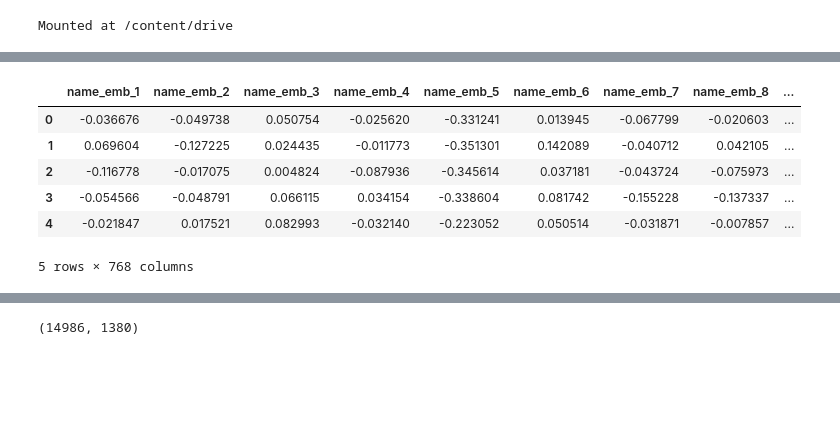
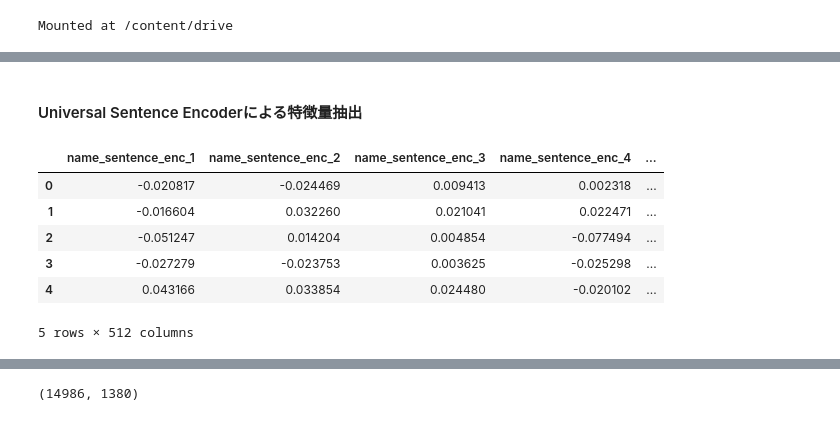
Before and after one commit to Shohei-Kinoshita/prob-space-accommodation-charge-prediction, a Jupyter notebook: notebooks/feature_enginnering_name.ipynb, the cells around one changed output, grey strips where cells are left out. Cells and saved outputs as stored; diff of their text form; code cells hidden in the pictures; blank space fills up the shorter version.

```diff
--- a/notebooks/feature_enginnering_name.ipynb
+++ b/notebooks/feature_enginnering_name.ipynb
@@ -133,20 +124,21 @@ df_name_emb = pd.DataFrame(data=features, columns=[f'name_emb_{i + 1}' for i in
-# %%
-df_name_emb.head()
-# %% [output]
-|  | name_emb_1 | name_emb_2 | name_emb_3 | name_emb_4 | name_emb_5 | name_emb_6 | name_emb_7 | name_emb_8 | ... |
-| 0 | -0.036676 | -0.049738 | 0.050754 | -0.025620 | -0.331241 | 0.013945 | -0.067799 | -0.020603 | ... |
-| 1 | 0.069604 | -0.127225 | 0.024435 | -0.011773 | -0.351301 | 0.142089 | -0.040712 | 0.042105 | ... |
-| 2 | -0.116778 | -0.017075 | 0.004824 | -0.087936 | -0.345614 | 0.037181 | -0.043724 | -0.075973 | ... |
-| 3 | -0.054566 | -0.048791 | 0.066115 | 0.034154 | -0.338604 | 0.081742 | -0.155228 | -0.137337 | ... |
-| 4 | -0.021847 | 0.017521 | 0.082993 | -0.032140 | -0.223052 | 0.050514 | -0.031871 | -0.007857 | ... |
-5 rows × 768 columns
+# %% [markdown]
+#### Universal Sentence Encoderによる特徴量抽出
 # %%
 tqdm.pandas()
 
 embedder = hub.load(
     "https://tfhub.dev/google/universal-sentence-encoder-multilingual/3")
 features = np.stack(
-    df_all_name[COL_CLEAN_TEXT].progress_apply(lambda x: embedder(x).numpy().reshape(-1)).values
+    df_all_name[COL_CLEAN_NAME].progress_apply(lambda x: embedder(x).numpy().reshape(-1)).values
 )
 # %%
-df_name_sentence_enc = pd.DataFrame(data=features, columns=[f'name_entence_enc_{i + 1}' for i in range(features.shape[1])])
+df_name_sentence_enc = pd.DataFrame(data=features, columns=[f'name_sentence_enc_{i + 1}' for i in range(features.shape[1])])
+df_name_sentence_enc.head()
+# %% [output]
+|  | name_sentence_enc_1 | name_sentence_enc_2 | name_sentence_enc_3 | name_sentence_enc_4 | ... |
+| 0 | -0.020817 | -0.024469 | 0.009413 | 0.002318 | ... |
+| 1 | -0.016604 | 0.032260 | 0.021041 | 0.022471 | ... |
+| 2 | -0.051247 | 0.014204 | 0.004854 | -0.077494 | ... |
+| 3 | -0.027279 | -0.023753 | 0.003625 | -0.025298 | ... |
+| 4 | 0.043166 | 0.033854 | 0.024480 | -0.020102 | ... |
+5 rows × 512 columns
```
Also changed, not shown: parts of 18 cells of this notebook.
